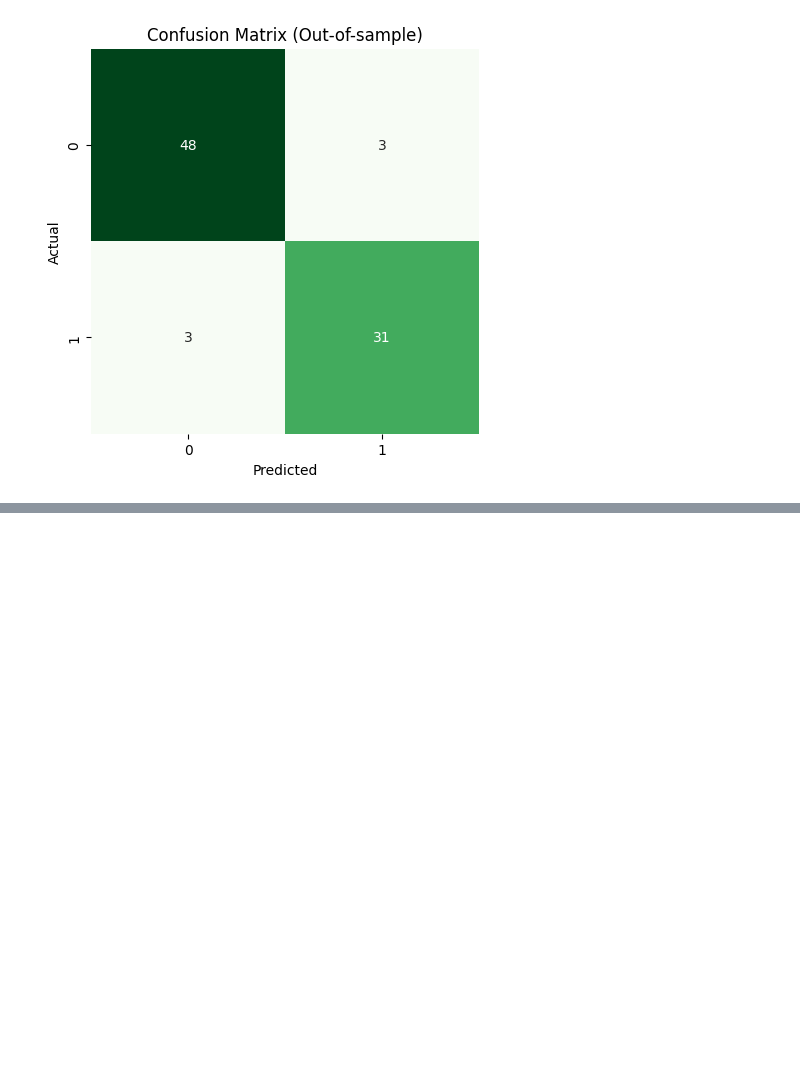
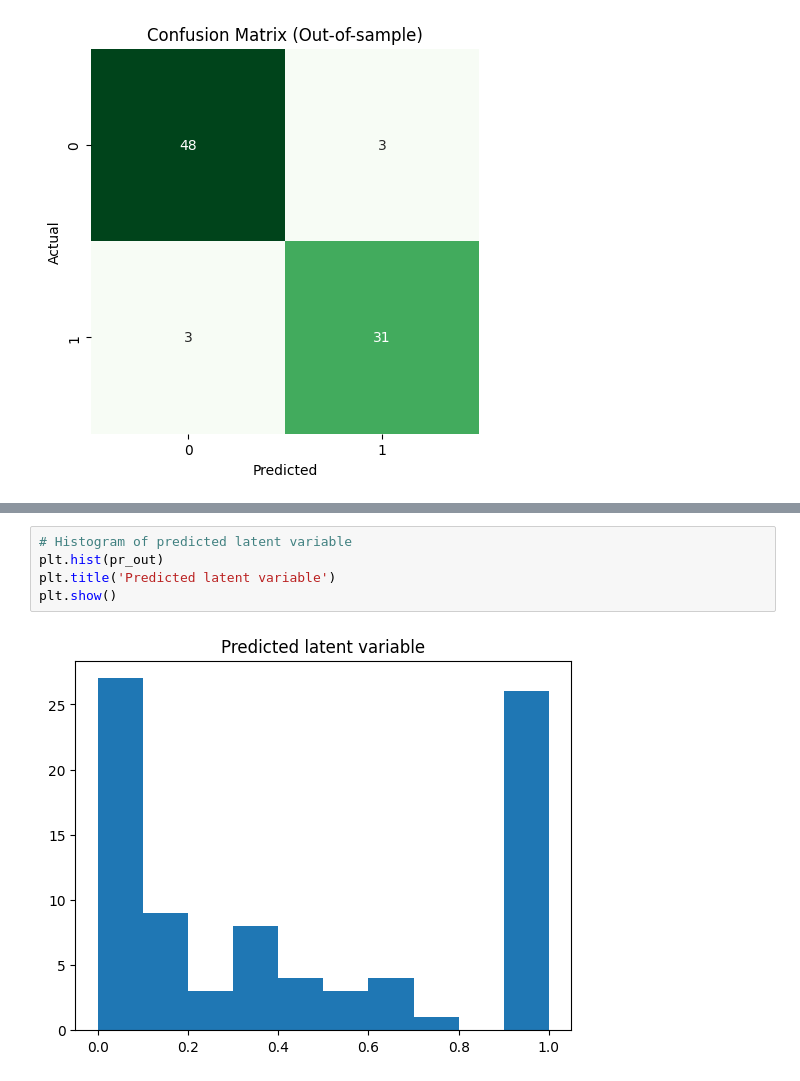
Before and after one commit to babli18/MKT---Consumer-And-Brand-Research, a Jupyter notebook: stp_tools.ipynb, the cells around one changed output, grey strips where cells are left out. Drawn from its saved outputs; the diff is of its cells as text; blank space fills up the shorter version.

```diff
--- a/stp_tools.ipynb
+++ b/stp_tools.ipynb
@@ -262,0 +350,7 @@ plt.show()
+# %%
+# Histogram of predicted latent variable
+plt.hist(pr_out)
+plt.title('Predicted latent variable')
+plt.show()
+# %% [output]
+[figure, added]
```
Also changed, not shown: parts of 13 cells of this notebook.
